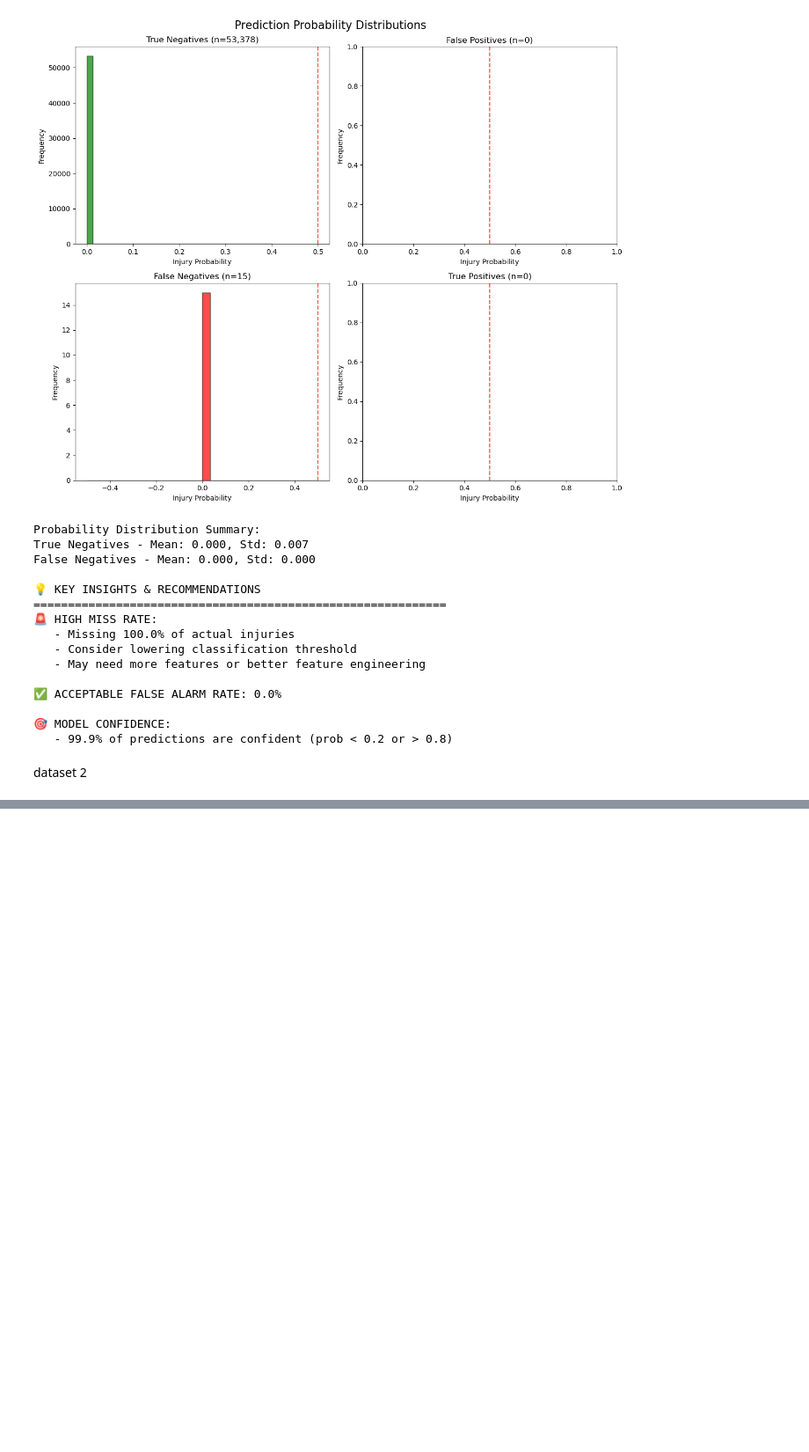
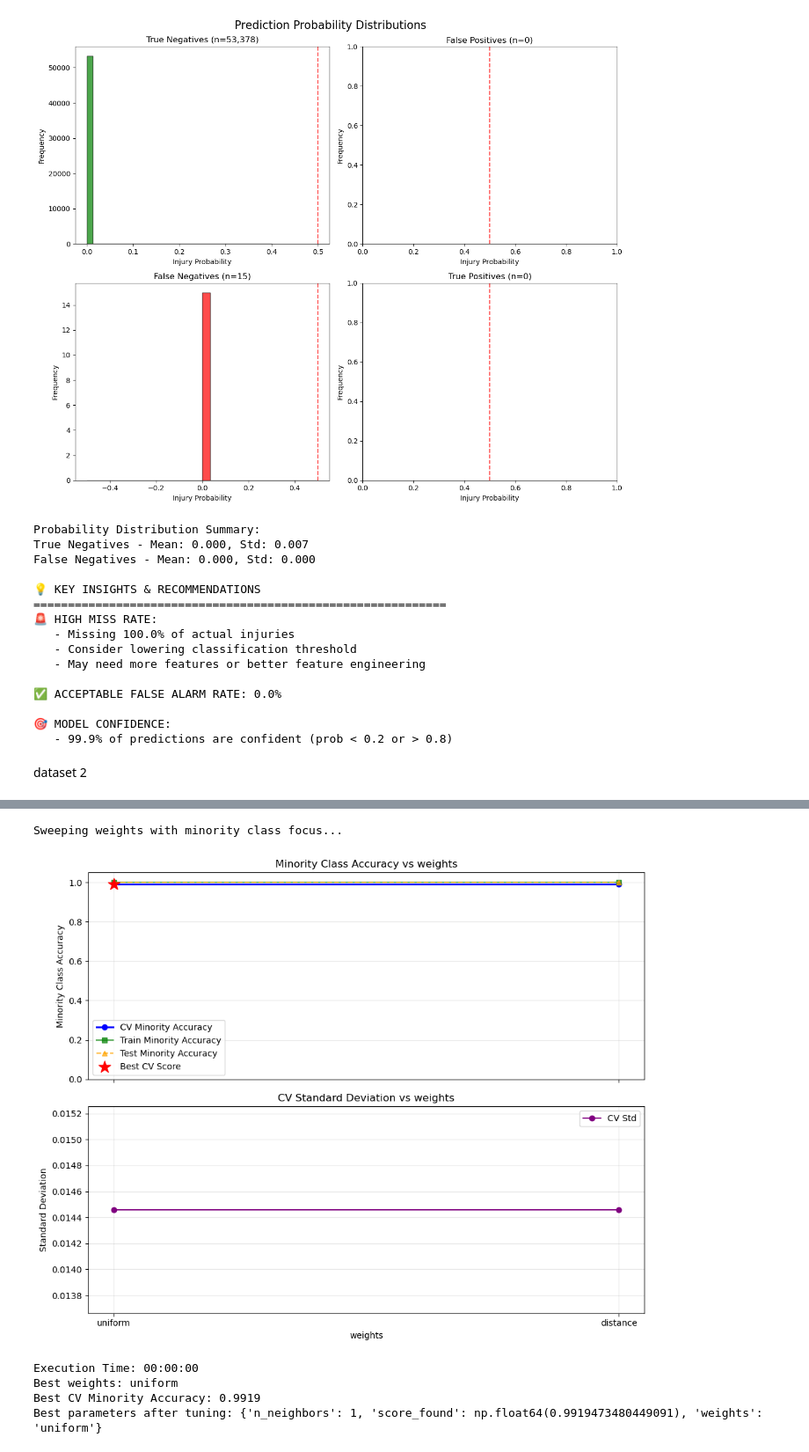
Before and after one commit to shmorhunmsds/summer_milestone_2, a Jupyter notebook: summer_milestone2_week8.ipynb, the cells around one changed output, grey strips where cells are left out. Shown: that part at 88% size. Saved outputs shown, nothing was run; the diff lists cells and outputs as text; code cells hidden in the pictures; blank space fills up the shorter version.

```diff
--- a/summer_milestone2_week8.ipynb
+++ b/summer_milestone2_week8.ipynb
@@ -1151,0 +1093,24 @@ ValueError: Found input variables with inconsistent numbers of samples: [29315,
+# %%
+base_params.update(best_params)
+weight_values = ['uniform', 'distance']
+best_weights = sweep_injury_classifier_parameter(
+    model=KNeighborsClassifier,
+    Parameters=base_params,
+    param='weights',
+    parameter_list=weight_values,
+    X_train=X_param_train,
+    y_train=y_param_train,
+    X_test=X_param_val,
+    y_test=y_param_val,
+    n_repeats=3,
+    verbose=True)
+
+base_params.update(best_weights)
+print(f"Best parameters after tuning: {base_params}")
+# %% [output]
+Sweeping weights with minority class focus...
+[figure, added]
+Execution Time: 00:00:00
+Best weights: uniform
+Best CV Minority Accuracy: 0.9919
+Best parameters after tuning: {'n_neighbors': 1, 'score_found': np.float64(0.9919473480449091), 'weights': 'uniform'}
```
Also changed, not shown: parts of 21 cells of this notebook.
